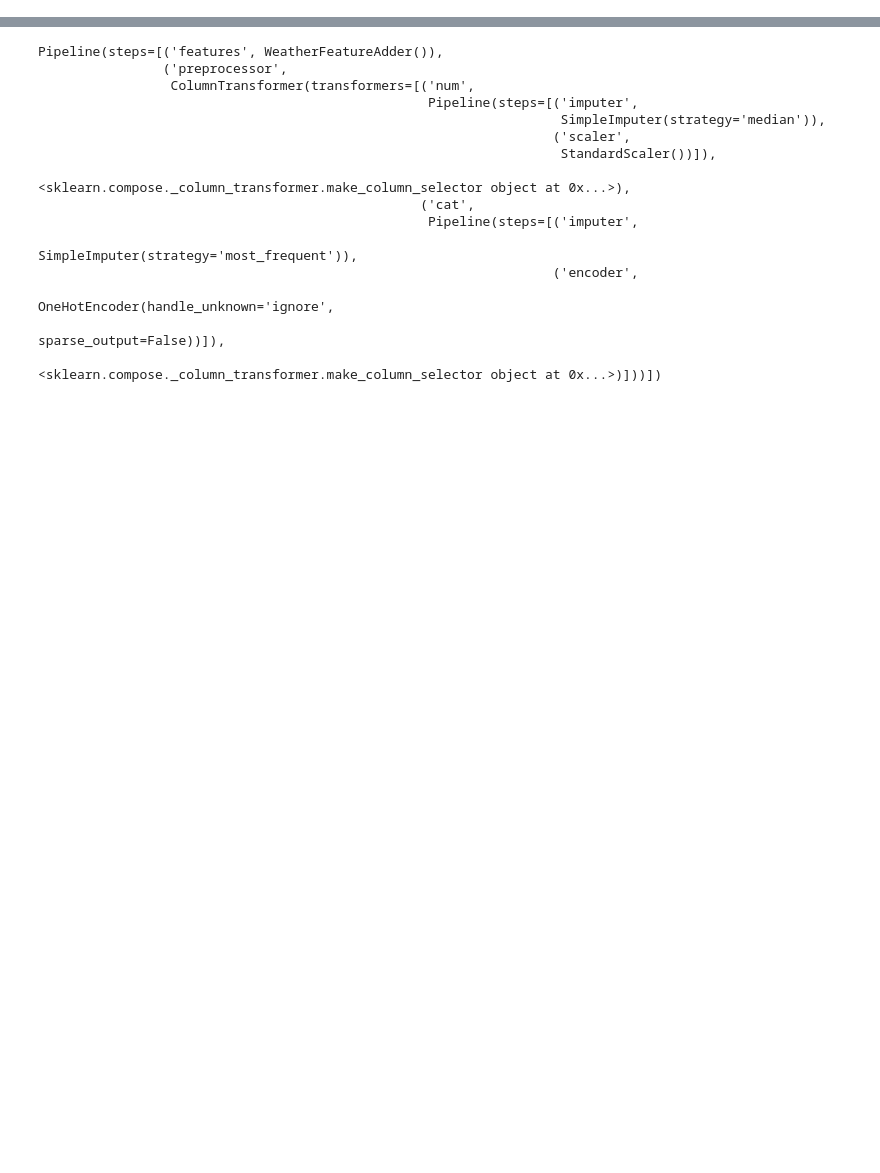
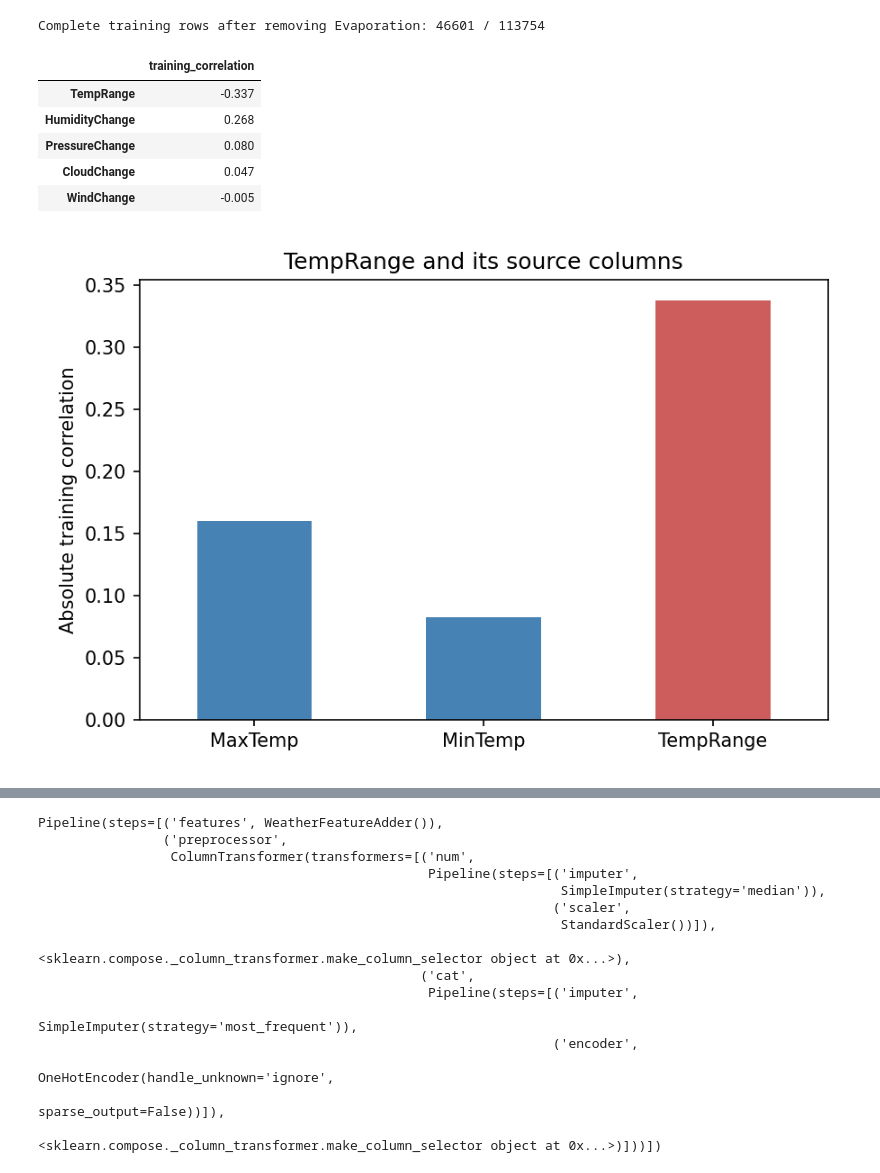
Before and after one commit to JinWanKim98/weather-feature-engineering, a Jupyter notebook: notebook/weather_task1_sklearn.ipynb, the cells around one changed output, grey strips where cells are left out. Drawn from its saved outputs; the diff is of its cells as text; code cells hidden in the pictures; blank space fills up the shorter version.

```diff
--- a/notebook/weather_task1_sklearn.ipynb
+++ b/notebook/weather_task1_sklearn.ipynb
@@ -504,0 +85,33 @@ plt.show()
+# %%
+X_train = train_df.drop(columns=['RainTomorrow', 'Evaporation'])
+X_test = test_df.drop(columns=['RainTomorrow', 'Evaporation'])
+complete = X_train.dropna().shape[0]
+print('Complete training rows after removing Evaporation:', complete, '/', len(X_train))
+candidates = pd.DataFrame({
+    'TempRange': X_train.MaxTemp - X_train.MinTemp,
+    'HumidityChange': X_train.Humidity3pm - X_train.Humidity9am,
+    'PressureChange': X_train.Pressure3pm - X_train.Pressure9am,
+    'CloudChange': X_train.Cloud3pm - X_train.Cloud9am,
+    'WindChange': X_train.WindSpeed3pm - X_train.WindSpeed9am,
+})
+display(candidates.corrwith(y_train).rename('training_correlation').to_frame().round(3))
+source_comparison = pd.Series({
+    'MaxTemp': X_train.MaxTemp.corr(y_train),
+    'MinTemp': X_train.MinTemp.corr(y_train),
+    'TempRange': candidates.TempRange.corr(y_train),
+})
+fig, ax = plt.subplots(figsize=(6, 4))
+source_comparison.abs().plot.bar(ax=ax, rot=0, color=['steelblue', 'steelblue', 'indianred'])
+ax.set(ylabel='Absolute training correlation', title='TempRange and its source columns')
+fig.tight_layout()
+fig.savefig(image_dir / 'temprange_vs_sources.png', dpi=150)
+plt.show()
+# %% [output]
+Complete training rows after removing Evaporation: 46601 / 113754
+|  | training_correlation |
+| TempRange | -0.337 |
+| HumidityChange | 0.268 |
+| PressureChange | 0.080 |
+| CloudChange | 0.047 |
+| WindChange | -0.005 |
+[figure, added]
```
Also changed, not shown: parts of 58 cells of this notebook, 6 other files.
